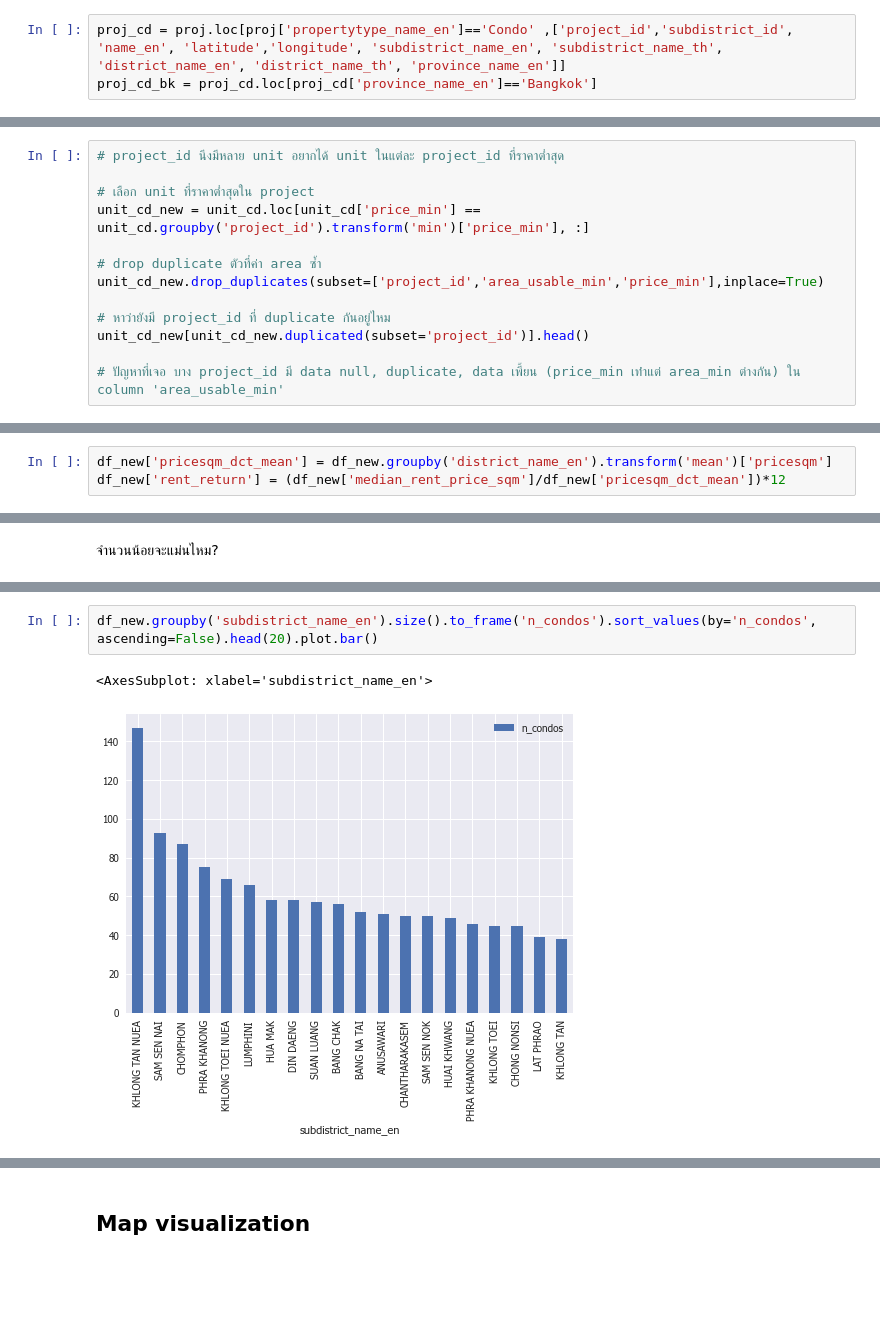
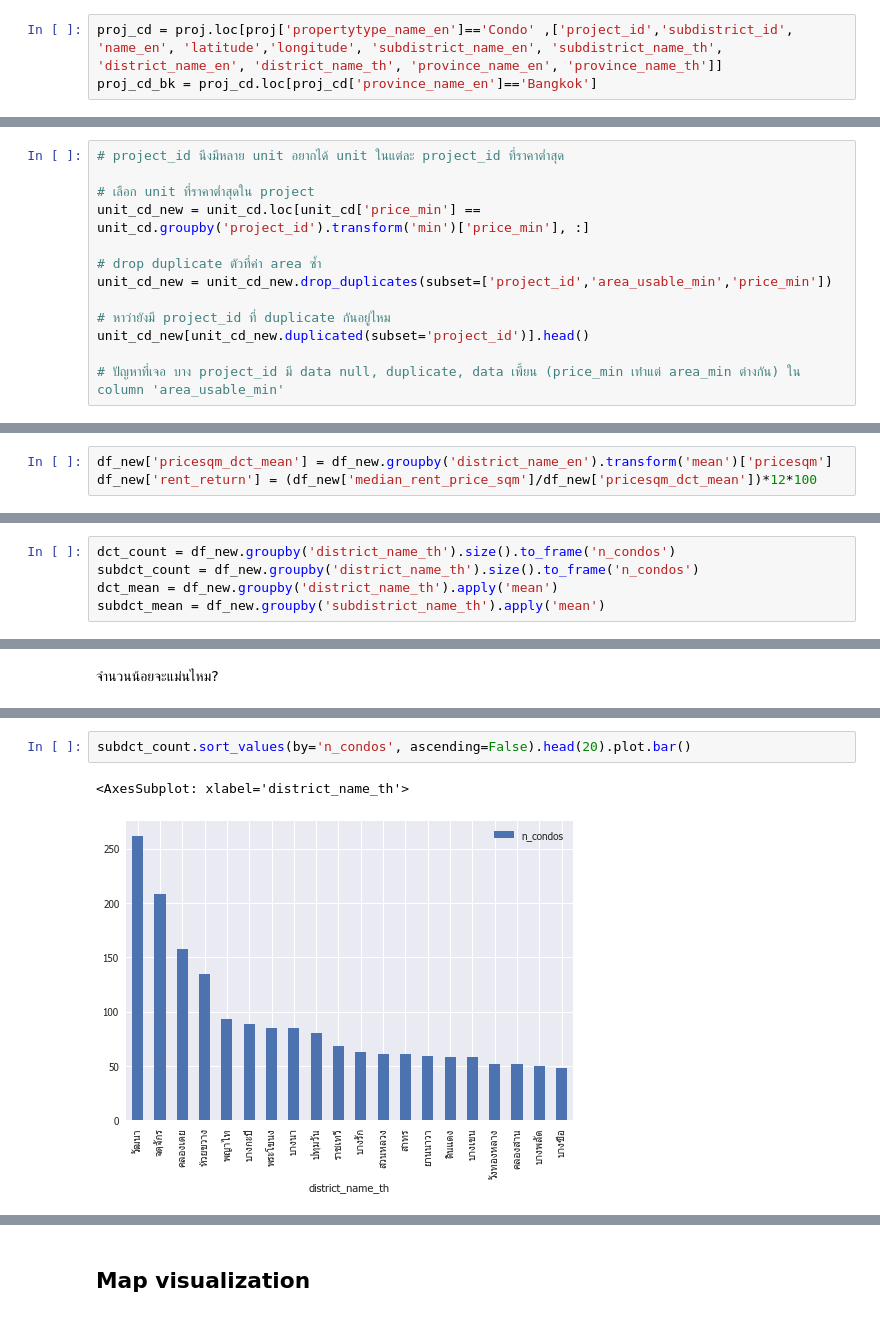
Before and after one commit to terjirapat/DADS5001-Project, a Jupyter notebook: project.ipynb, the cells around one changed output, grey strips where cells are left out. Drawn from its saved outputs; the diff is of its cells as text; blank space fills up the shorter version.

```diff
--- a/project.ipynb
+++ b/project.ipynb
@@ -46,7 +43,7 @@ proj.head(3)
 | 2 | 19570.0 | project_5363 | Baan Samretvill 1 | บ้านสำเร็จวิลล์ 1 | 3 | Townhome | ทาวน์โฮม | ... |
 3 rows × 45 columns
 # %%
-proj_cd = proj.loc[proj['propertytype_name_en']=='Condo' ,['project_id','subdistrict_id', 'name_en', 'latitude','longitude', 'subdistrict_name_en', 'subdistrict_name_th', 'district_name_en', 'district_name_th', 'province_name_en']]
+proj_cd = proj.loc[proj['propertytype_name_en']=='Condo' ,['project_id','subdistrict_id', 'name_en', 'latitude','longitude', 'subdistrict_name_en', 'subdistrict_name_th', 'district_name_en', 'district_name_th', 'province_name_en', 'province_name_th']]
 proj_cd_bk = proj_cd.loc[proj_cd['province_name_en']=='Bangkok']
 # %%
 proj_cd_bk.info()
@@ -131,7 +128,7 @@ unit_cd.dropna(inplace=True)
 unit_cd_new = unit_cd.loc[unit_cd['price_min'] == unit_cd.groupby('project_id').transform('min')['price_min'], :]
 
 # drop duplicate ตัวที่ค่า area ซ้ำ
-unit_cd_new.drop_duplicates(subset=['project_id','area_usable_min','price_min'],inplace=True)
+unit_cd_new = unit_cd_new.drop_duplicates(subset=['project_id','area_usable_min','price_min'])
 
 # หาว่ายังมี project_id ที่ duplicate กันอยู่ไหม
 unit_cd_new[unit_cd_new.duplicated(subset='project_id')].head()
@@ -384,4 +328,4 @@ df_new['livsc_per_pricesqm'] = df_new['living_score']/df_new['pricesqm']
 df_new['eatingsc_qlt_per_price'] = df_new['eating_quality_score']/df_new['eating_price_score']
 # %%
 df_new['pricesqm_dct_mean'] = df_new.groupby('district_name_en').transform('mean')['pricesqm']
-df_new['rent_return'] = (df_new['median_rent_price_sqm']/df_new['pricesqm_dct_mean'])*12
+df_new['rent_return'] = (df_new['median_rent_price_sqm']/df_new['pricesqm_dct_mean'])*12*100
@@ -387,0 +334,5 @@ df_new['rent_return'] = (df_new['median_rent_price_sqm']/df_new['pricesqm_dct_me
+# %%
+dct_count = df_new.groupby('district_name_th').size().to_frame('n_condos')
+subdct_count = df_new.groupby('district_name_th').size().to_frame('n_condos')
+dct_mean = df_new.groupby('district_name_th').apply('mean')
+subdct_mean = df_new.groupby('subdistrict_name_th').apply('mean')
@@ -412,6 +365,6 @@ df_new.groupby('district_name_en').size().to_frame('n_condos').sort_values(by='n
 # %%
-df_new.groupby('subdistrict_name_en').size().to_frame('n_condos').sort_values(by='n_condos', ascending=False).head(20).plot.bar()
+subdct_count.sort_values(by='n_condos', ascending=False).head(20).plot.bar()
 # %% [output]
-<AxesSubplot: xlabel='subdistrict_name_en'>
+<AxesSubplot: xlabel='district_name_th'>
-[figure, old version]
+[figure, new version]
 # %%
```
Also changed, not shown: parts of 53 cells of this notebook.
